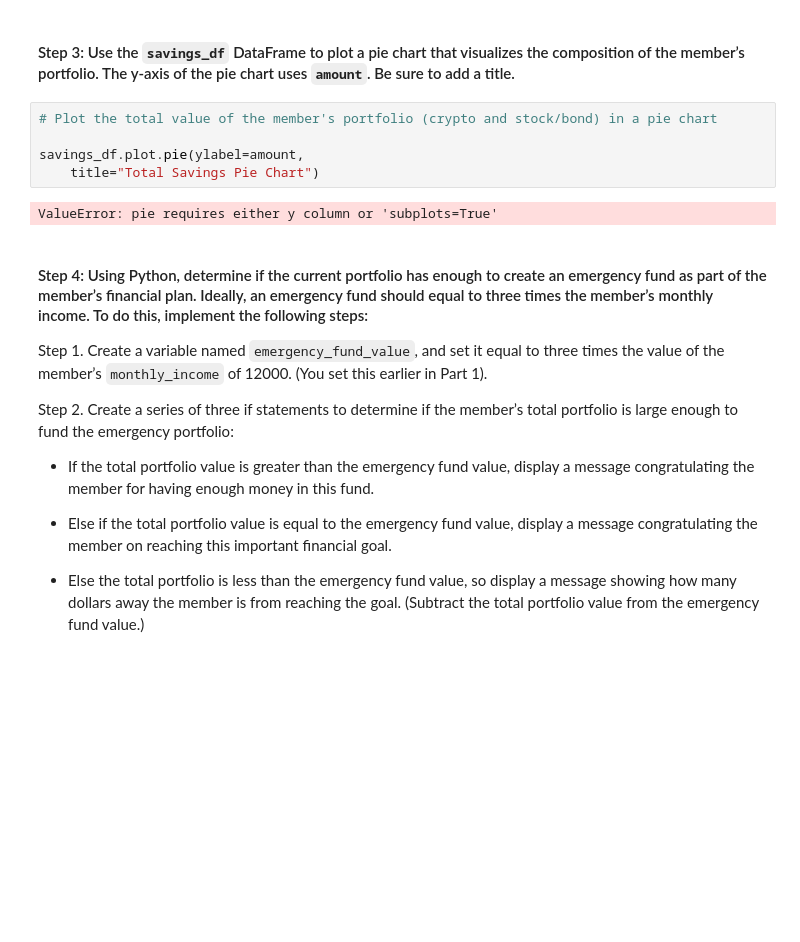
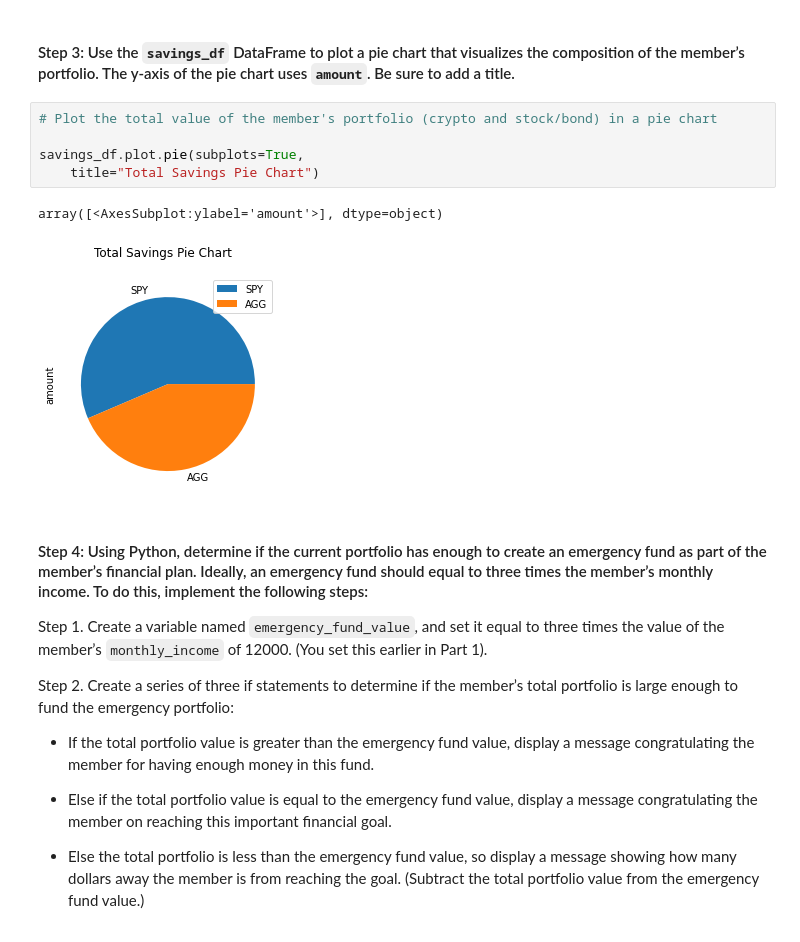
Before and after one commit to lindseyhardouin/Challenge_5, a Jupyter notebook: financial_planning_tools.ipynb, the cells around one changed output. Cells and saved outputs as stored; diff of their text form; blank space fills up the shorter version.

Commit message:
Corrections to pie chart

```diff
--- a/financial_planning_tools.ipynb
+++ b/financial_planning_tools.ipynb
@@ -415,10 +416,11 @@ savings_df
 # %%
 # Plot the total value of the member's portfolio (crypto and stock/bond) in a pie chart
 
-savings_df.plot.pie(ylabel=amount,
+savings_df.plot.pie(subplots=True,
     title="Total Savings Pie Chart")
 # %% [output]
-ValueError: pie requires either y column or 'subplots=True'
+array([<AxesSubplot:ylabel='amount'>], dtype=object)
+[figure, added]
 # %% [markdown]
 #### Step 4: Using Python, determine if the current portfolio has enough to create an emergency fund as part of the member’s financial plan. Ideally, an emergency fund should equal to three times the member’s monthly income. To do this, implement the following steps:
 
```
Also changed, not shown: parts of 1 cell of this notebook.
